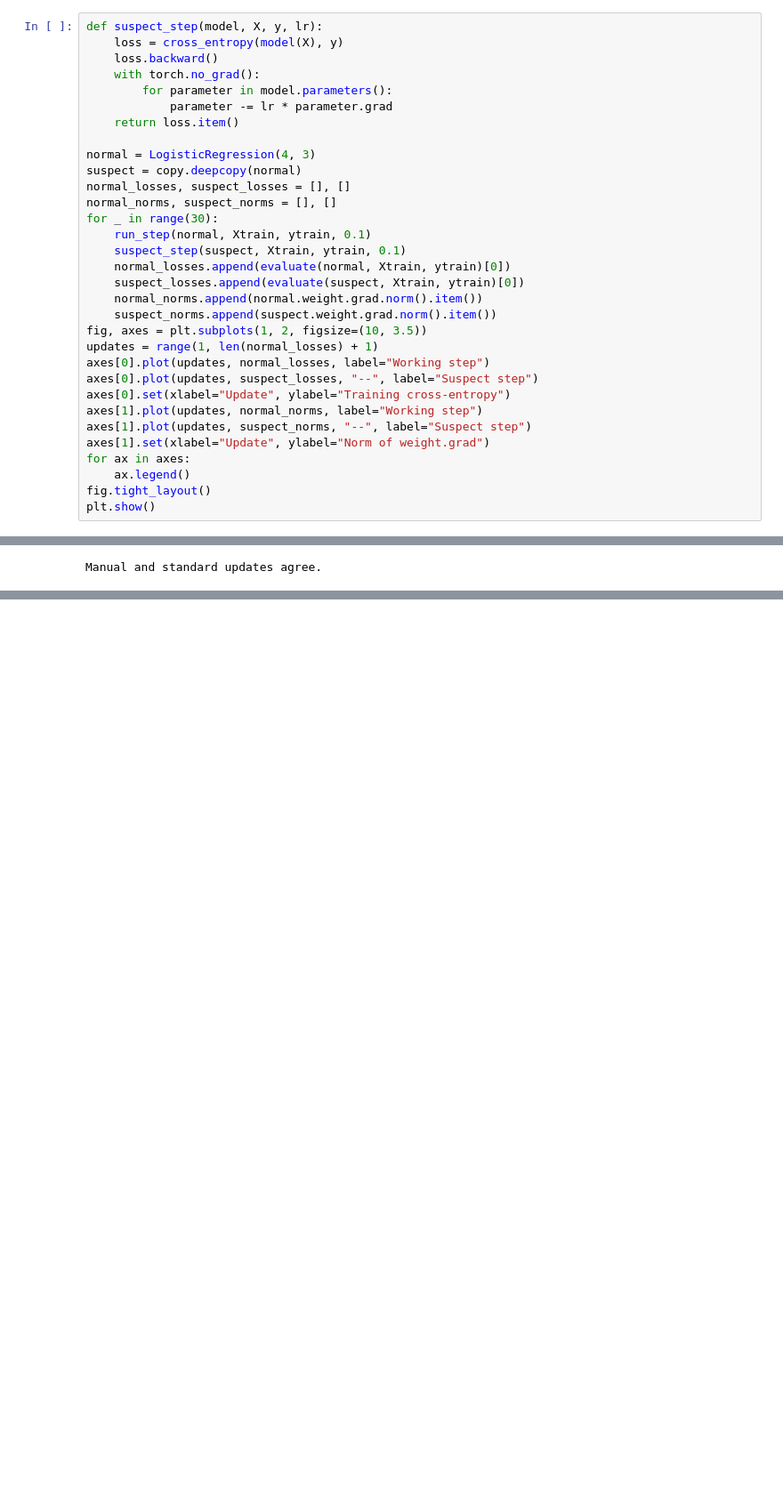
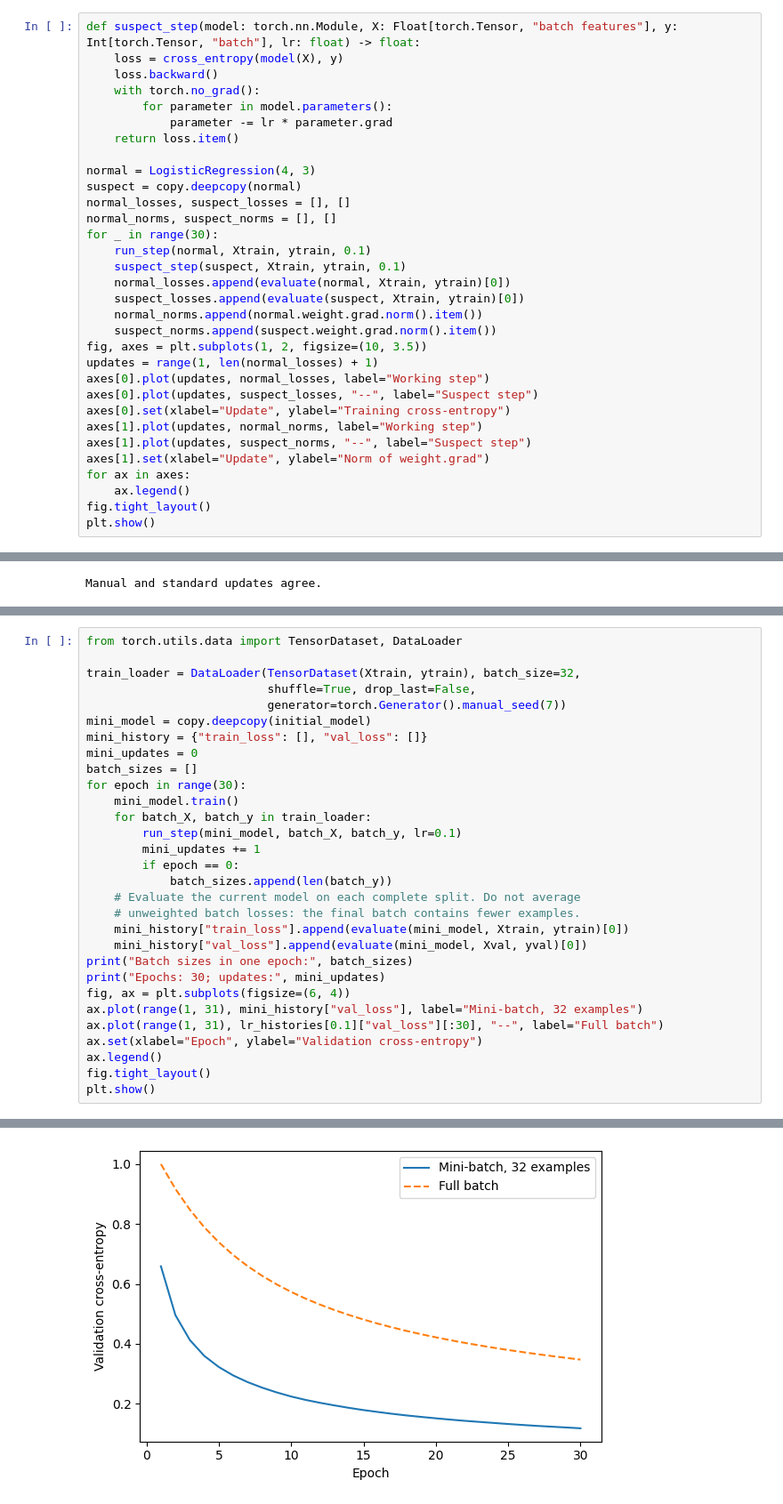
Before and after one commit to sscardapane/slides-nnds-2026, a Jupyter notebook: notebooks/drafts/2026-09-14-first-pass/PT02_Logistic_regression.ipynb, the cells around one changed output, grey strips where cells are left out. Shown at 89% size. Drawn from its saved outputs; the diff is of its cells as text; blank space fills up the shorter version.

```diff
--- a/notebooks/drafts/2026-09-14-first-pass/PT02_Logistic_regression.ipynb
+++ b/notebooks/drafts/2026-09-14-first-pass/PT02_Logistic_regression.ipynb
@@ -298,7 +355,7 @@ A colleague gives you the function below. It runs, and its loss may even decreas
 
 Compare it with your working step using identical initial parameters and data. Find a small experiment that distinguishes the two procedures. Write down what you expect, run it, then repair the function. A falling loss alone is not enough to decide.
 # %%
-def suspect_step(model, X, y, lr):
+def suspect_step(model: torch.nn.Module, X: Float[torch.Tensor, "batch features"], y: Int[torch.Tensor, "batch"], lr: float) -> float:
     loss = cross_entropy(model(X), y)
     loss.backward()
     with torch.no_grad():
@@ -387,0 +453,31 @@ Manual and standard updates agree.
+# %%
+from torch.utils.data import TensorDataset, DataLoader
+
+train_loader = DataLoader(TensorDataset(Xtrain, ytrain), batch_size=32,
+                          shuffle=True, drop_last=False,
+                          generator=torch.Generator().manual_seed(7))
+mini_model = copy.deepcopy(initial_model)
+mini_history = {"train_loss": [], "val_loss": []}
+mini_updates = 0
+batch_sizes = []
+for epoch in range(30):
+    mini_model.train()
+    for batch_X, batch_y in train_loader:
+        run_step(mini_model, batch_X, batch_y, lr=0.1)
+        mini_updates += 1
+        if epoch == 0:
+            batch_sizes.append(len(batch_y))
+    # Evaluate the current model on each complete split. Do not average
+    # unweighted batch losses: the final batch contains fewer examples.
+    mini_history["train_loss"].append(evaluate(mini_model, Xtrain, ytrain)[0])
+    mini_history["val_loss"].append(evaluate(mini_model, Xval, yval)[0])
+print("Batch sizes in one epoch:", batch_sizes)
+print("Epochs: 30; updates:", mini_updates)
+fig, ax = plt.subplots(figsize=(6, 4))
+ax.plot(range(1, 31), mini_history["val_loss"], label="Mini-batch, 32 examples")
+ax.plot(range(1, 31), lr_histories[0.1]["val_loss"][:30], "--", label="Full batch")
+ax.set(xlabel="Epoch", ylabel="Validation cross-entropy")
+ax.legend()
+fig.tight_layout()
+plt.show()
+# %% [output]
@@ -387,0 +486 @@ Manual and standard updates agree.
+[figure, added]
```
Also changed, not shown: parts of 23 cells of this notebook, 6 other files.
